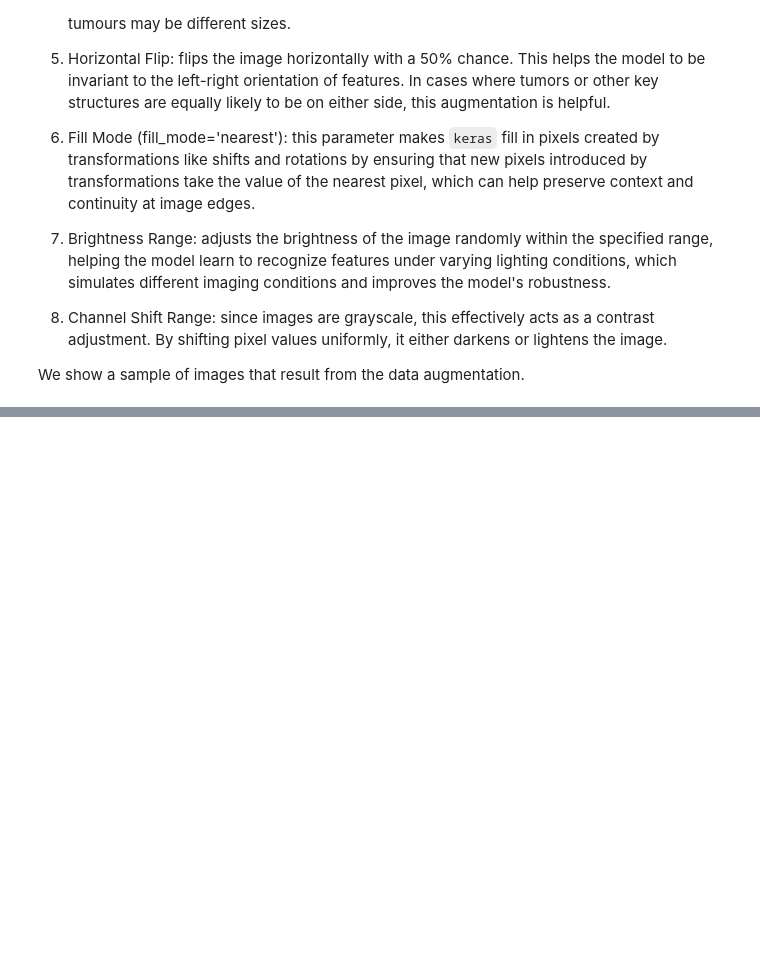
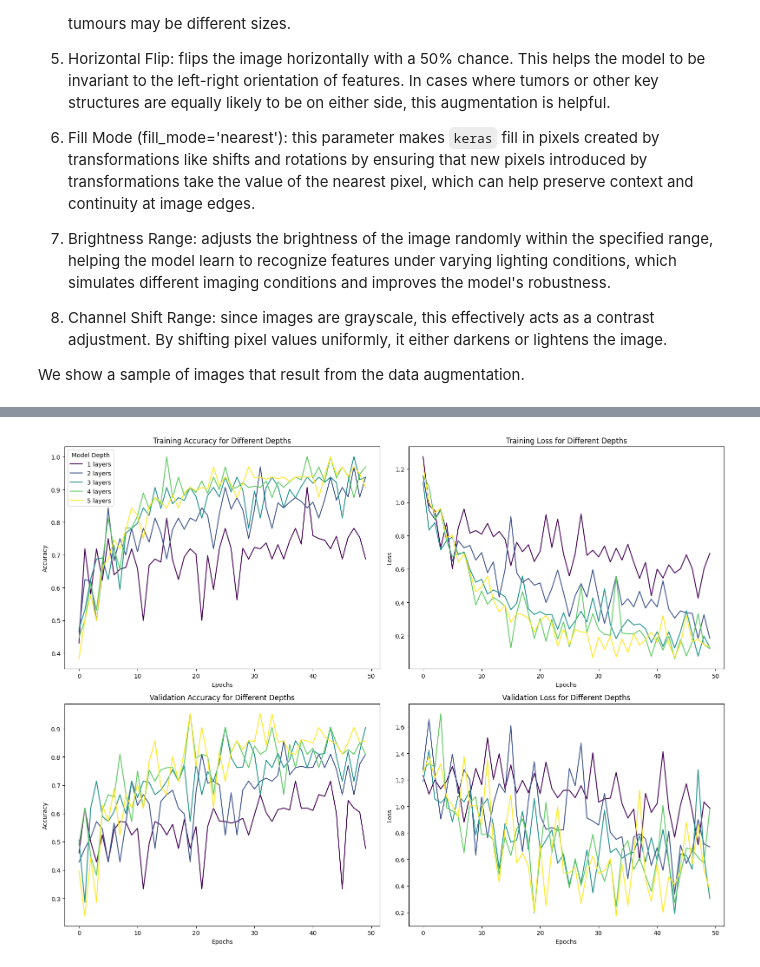
Before and after one commit to shrey1411/dst-group-project-2, a Jupyter notebook: VivekP/04-ReLUInvestigation.ipynb, the cells around one changed output, grey strips where cells are left out. Cells and saved outputs as stored; diff of their text form; code cells hidden in the pictures; blank space fills up the shorter version.

Commit message:
Attempt at a depth investigation

```diff
--- a/VivekP/04-ReLUInvestigation.ipynb
+++ b/VivekP/04-ReLUInvestigation.ipynb
@@ -586,0 +640,99 @@ Test accuracy: 0.7414
+# %%
+import json
+import os
+import numpy as np
+import matplotlib.pyplot as plt
+from tensorflow.keras.models import load_model
+
+# Directory where models and history are saved
+save_dir = 'model_saves'
+
+# Initialize lists for plotting
+training_times = []
+num_parameters = []
+depth_accuracy_data = []
+
+# Depths to analyze (from 1 to 5 layers)
+depths = range(1, 6)
+
+# Load model and history for each depth
+for num_conv_layers in depths:
+    model_path = os.path.join(save_dir, f"model_depth_{num_conv_layers}.h5")
+    history_path = os.path.join(save_dir, f"history_depth_{num_conv_layers}.json")
+
+    if os.path.exists(model_path) and os.path.exists(history_path):
+        # Load the model to retrieve the number of parameters
+        model = load_model(model_path)
+        num_parameters.append(model.count_params())
+
+        # Load history data
+        with open(history_path, 'r') as f:
+            history_data = json.load(f)
+            depth_accuracy_data.append({
+                'depth': num_conv_layers,
+                'train_accuracy': history_data['accuracy'],
+                'train_loss': history_data['loss'],
+                'val_accuracy': history_data['val_accuracy'],
+                'val_loss': history_data['val_loss']
+            })
+            training_times.append(history_data['training_time'])
+    else:
+        print(f"No model or history found for depth {num_conv_layers}.")
+
+# Colors for different depths using the viridis colormap
+from matplotlib.cm import viridis
+colors = viridis(np.linspace(0, 1, len(depth_accuracy_data)))
+
+# Create subplots for accuracy and loss
+fig, axs = plt.subplots(2, 2, figsize=(16, 12))
+
+# Plot Training Accuracy
+for i, data in enumerate(depth_accuracy_data):
+    axs[0, 0].plot(data['train_accuracy'], color=colors[i], label=f'{data["depth"]} layers')
+axs[0, 0].set_title('Training Accuracy for Different Depths')
+axs[0, 0].set_xlabel('Epochs')
+axs[0, 0].set_ylabel('Accuracy')
+axs[0, 0].legend(title='Model Depth')
+
+# Plot Training Loss
+for i, data in enumerate(depth_accuracy_data):
+    axs[0, 1].plot(data['train_loss'], color=colors[i], label=f'{data["depth"]} layers')
+axs[0, 1].set_title('Training Loss for Different Depths')
+axs[0, 1].set_xlabel('Epochs')
+axs[0, 1].set_ylabel('Loss')
+
+# Plot Validation Accuracy
+for i, data in enumerate(depth_accuracy_data):
+    axs[1, 0].plot(data['val_accuracy'], color=colors[i], label=f'{data["depth"]} layers')
+axs[1, 0].set_title('Validation Accuracy for Different Depths')
+axs[1, 0].set_xlabel('Epochs')
+axs[1, 0].set_ylabel('Accuracy')
+
+# Plot Validation Loss
+for i, data in enumerate(depth_accuracy_data):
+    axs[1, 1].plot(data['val_loss'], color=colors[i], label=f'{data["depth"]} layers')
+axs[1, 1].set_title('Validation Loss for Different Depths')
+axs[1, 1].set_xlabel('Epochs')
+axs[1, 1].set_ylabel('Loss')
+
+plt.tight_layout()
+plt.show()
+
+# Plot Training Time and Number of Parameters
+fig, (ax1, ax2) = plt.subplots(1, 2, figsize=(12, 5))
+
+# Bar chart for Training Time
+ax1.bar([data['depth'] for data in depth_accuracy_data], training_times, color=colors)
+ax1.set_title('Training Time for Different Depths')
+ax1.set_xlabel('Number of Conv Layers')
+ax1.set_ylabel('Training Time (seconds)')
+
+# Bar chart for Number of Parameters
+ax2.bar([data['depth'] for data in depth_accuracy_data], num_parameters, color=colors)
+ax2.set_title('Number of Parameters for Different Depths')
+ax2.set_xlabel('Number of Conv Layers')
+ax2.set_ylabel('Number of Parameters')
+
+plt.tight_layout()
+plt.show()
+# %% [output]
@@ -586,0 +744 @@ Test accuracy: 0.7414
+[figure, added]
```
Also changed, not shown: parts of 17 cells of this notebook.
